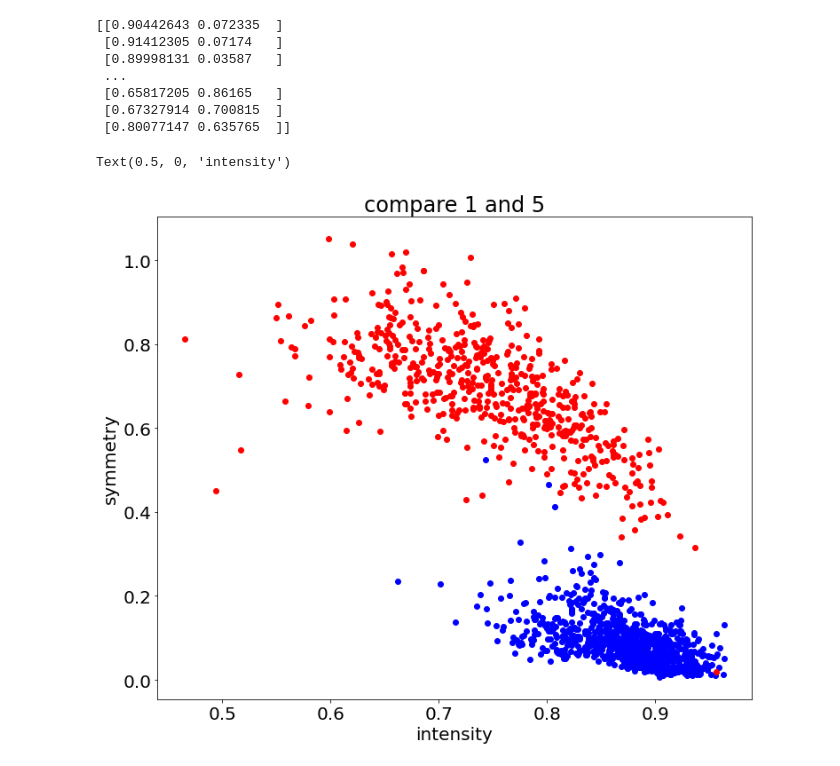
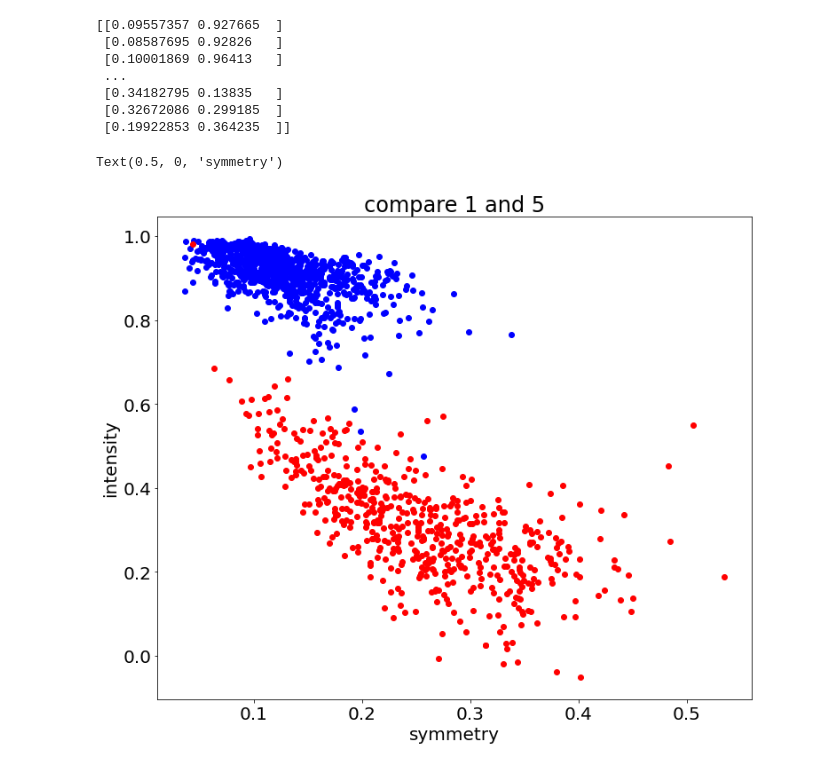
Before and after one commit to IsMondayTMR/CMPE257HW, a Jupyter notebook: Hw1/Problem 7.ipynb, the cells around one changed output. Drawn from its saved outputs; the diff is of its cells as text; code cells hidden in the pictures.

```diff
--- a/Hw1/Problem 7.ipynb
+++ b/Hw1/Problem 7.ipynb
@@ -74,7 +74,8 @@ def get_dataset(data):
                     negetive[i]+= numpy_data[i][j] #intensity
                 else:
                     positive[i]+= numpy_data[i][j]
-            x1[i] = abs(negetive[i]/(abs(negetive[i])+positive[i]))
+            x1[i] = 1-abs(negetive[i]/(abs(negetive[i])+positive[i]))
+#                 x1[i] =1- abs(negetive[i]/256)
 
         for i in range(length):
             image_data = np.reshape(numpy_data[i],(16,16))
@@ -89,7 +90,7 @@ def get_dataset(data):
                     x3[i] += abs(image_data[j][x]-image_data[15-j][x])
 
         for i in range(length):
-            x2[i] = (x2[i]+x3[i])/200
+            x2[i] = 1-((x2[i]+x3[i])/200)
 
 #                     if(j%16 > 0 and j%16 <= 9):
 #                         if(numpy_data[i][j] == -1 or numpy_data[i][j] == 1):
@@ -113,30 +114,30 @@ def get_dataset(data):
 # %%
 data_1, list_1 = get_dataset(filtered)
 length = len(data_1)
 
 print(data_1)
 figure =plt.figure(figsize=(12,10)) #create a new figure
 figure_gca = plt.gca(); #Get the current Axes instance on the current figure matching the given keyword args, or create one.
 for i in range(length):
     if(list_1[i][0] == 1.0):
         plt.plot(data_1[i,0],data_1[i,1],'bo');
     else:
         plt.plot(data_1[i,0],data_1[i,1],'ro');
 
 plt.title('compare 1 and 5')
 plt.rcParams.update({'font.size': 20})
-plt.ylabel('symmetry')
-plt.xlabel('intensity')
+plt.ylabel('intensity')
+plt.xlabel('symmetry')
 # %% [output]
-[[0.90442643 0.072335  ]
- [0.91412305 0.07174   ]
- [0.89998131 0.03587   ]
+[[0.09557357 0.927665  ]
+ [0.08587695 0.92826   ]
+ [0.10001869 0.96413   ]
  ...
- [0.65817205 0.86165   ]
- [0.67327914 0.700815  ]
- [0.80077147 0.635765  ]]
+ [0.34182795 0.13835   ]
+ [0.32672086 0.299185  ]
+ [0.19922853 0.364235  ]]
-Text(0.5, 0, 'intensity')
+Text(0.5, 0, 'symmetry')
-[figure, old version]
+[figure, new version]
 # %%
 data_2, list_2 = get_dataset(filtered2)
 length = len(data_2)
```
Also changed, not shown: parts of 1 cell of this notebook.
